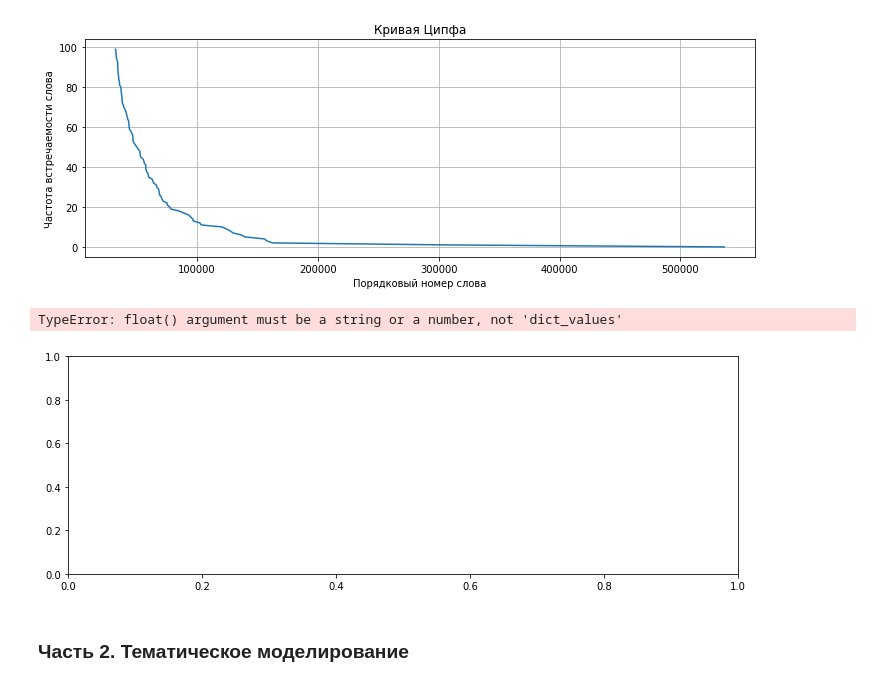
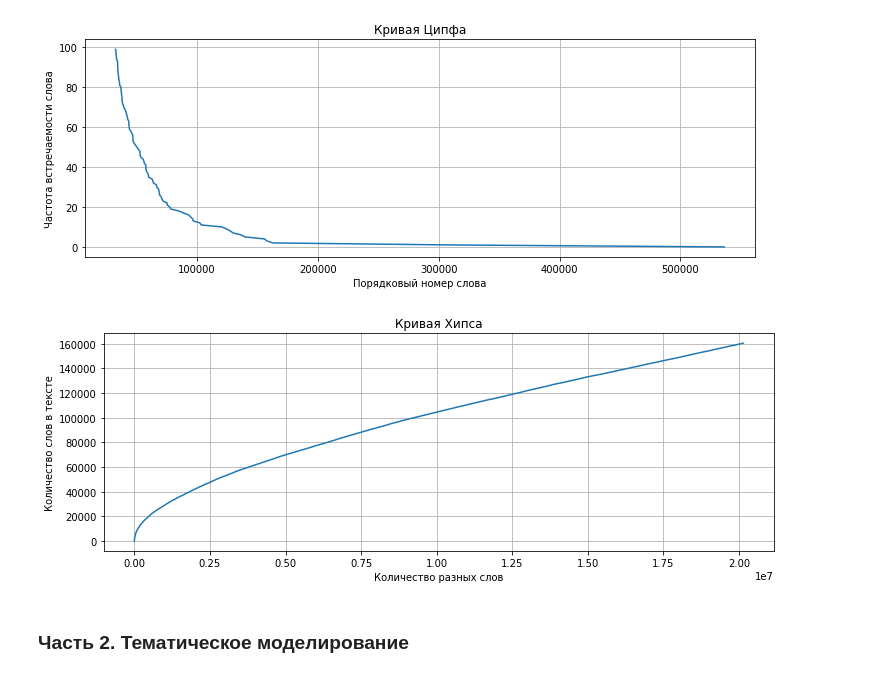
Before and after one commit to platypova/Netology_Data_Science, a Jupyter notebook: NLP/HW_1.ipynb, the cells around one changed output. Cells and saved outputs as stored; diff of their text form; code cells hidden in the pictures.

```diff
--- a/NLP/HW_1.ipynb
+++ b/NLP/HW_1.ipynb
@@ -371,8 +433,8 @@ lemmas = []
 words_number = []
 
 for index, row in words_clean.iterrows():
+    cnt.update(row['lemmatized'].split())
     lemmas.append(len(cnt))
-    words_number.append(sum(cnt.values()))
-    cnt.update(row['lemmatized'].split())
+    words_number.append(sum(list(cnt.values())))
 # %%
 cnt.most_common(10)
@@ -419,13 +492,13 @@ plt.show()
 # %%
 fig, ax = plt.subplots(figsize=(12,4))
 ax.plot(words_number,lemmas)
+grid(visible = 'True')
 plt.xlabel('Количество разных слов')
 plt.ylabel('Количество слов в тексте')
 plt.title('Кривая Хипса')
 plt.show()
 # %% [output]
-TypeError: float() argument must be a string or a number, not 'dict_values'
-[figure, old version]
+[figure, new version]
 # %% [markdown]
 ### Часть 2. Тематическое моделирование
 # %% [markdown]
```
Also changed, not shown: parts of 38 cells of this notebook.
